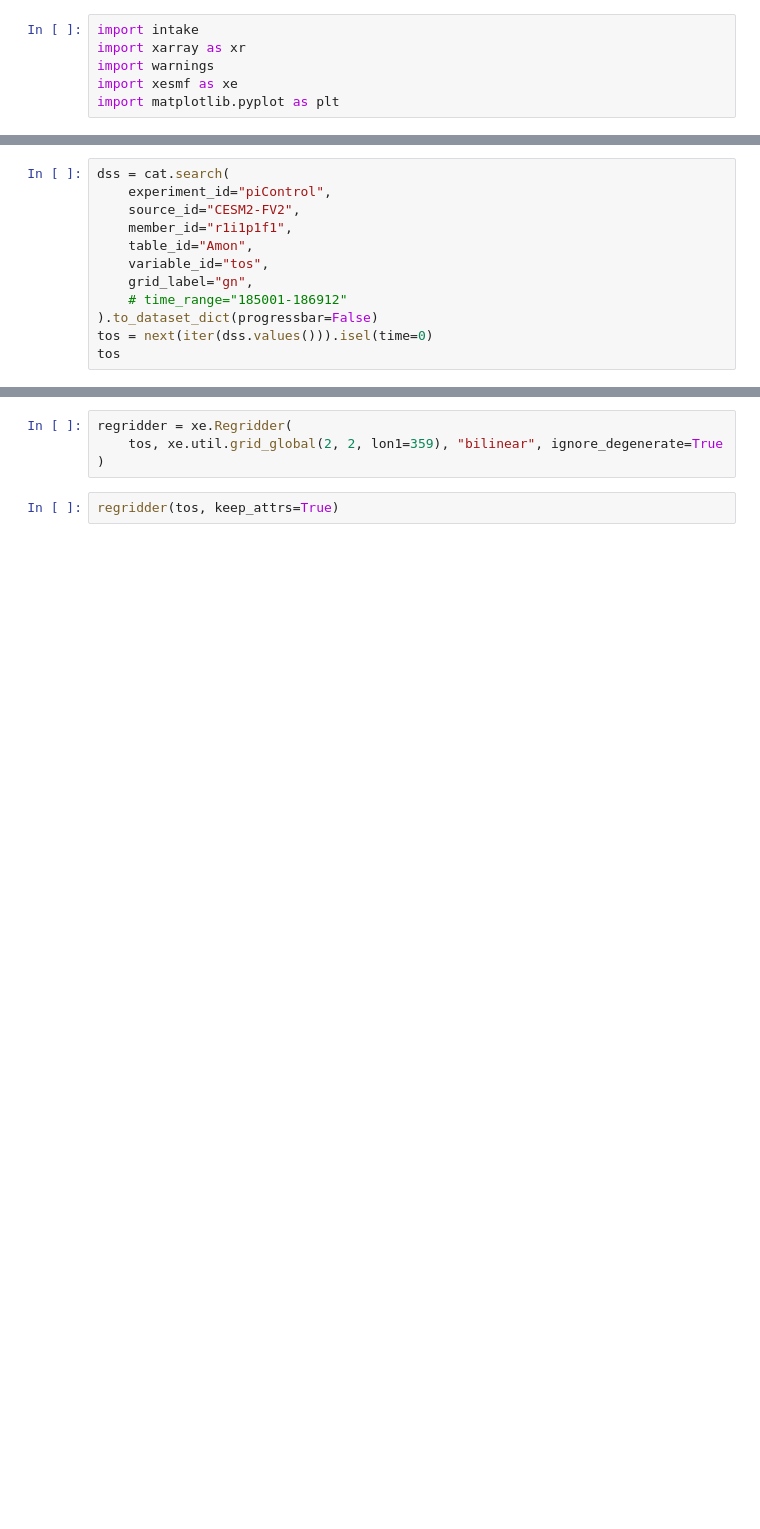
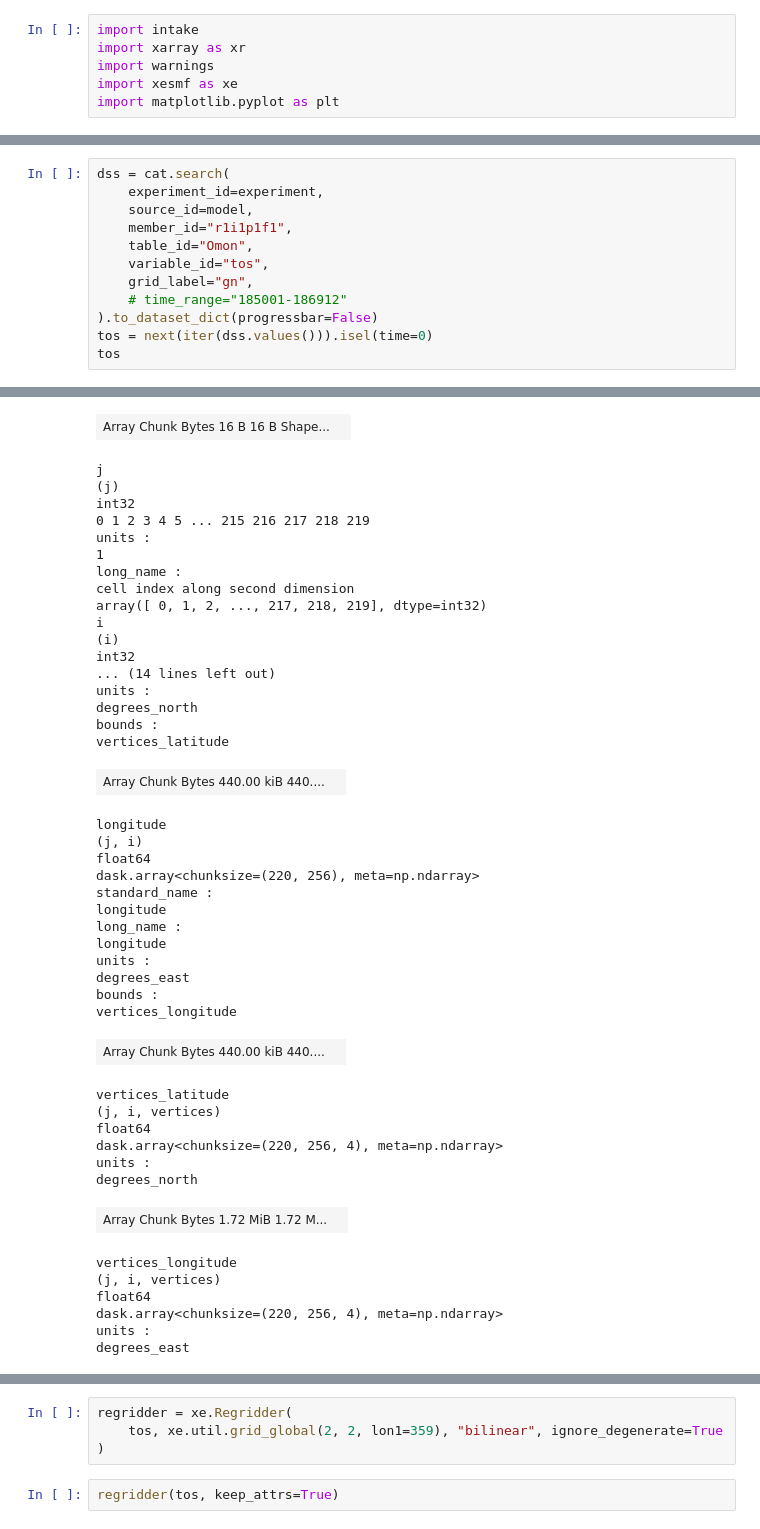
Before and after one commit to DominikStiller/uw-enspred, a Jupyter notebook: project/notebooks/intake.ipynb, the cells around one changed output, grey strips where cells are left out. Saved outputs shown, nothing was run; the diff lists cells and outputs as text; blank space fills up the shorter version.

```diff
--- a/project/notebooks/intake.ipynb
+++ b/project/notebooks/intake.ipynb
@@ -132,9 +290,9 @@ CMIP.NCAR.CESM2-FV2.piControl.Amon.gn
 # %%
 dss = cat.search(
-    experiment_id="piControl",
-    source_id="CESM2-FV2",
+    experiment_id=experiment,
+    source_id=model,
     member_id="r1i1p1f1",
-    table_id="Amon",
+    table_id="Omon",
     variable_id="tos",
     grid_label="gn",
     # time_range="185001-186912"
@@ -145,0 +320,45 @@ StopIteration:
+| Array Chunk Bytes 16 B 16 B Shape... |  |
+j
+(j)
+int32
+0 1 2 3 4 5 ... 215 216 217 218 219
+units :
+1
+long_name :
+cell index along second dimension
+array([ 0, 1, 2, ..., 217, 218, 219], dtype=int32)
+i
+(i)
+int32
+... (14 lines left out)
+units :
+degrees_north
+bounds :
+vertices_latitude
+| Array Chunk Bytes 440.00 kiB 440.... |  |
+longitude
+(j, i)
+float64
+dask.array<chunksize=(220, 256), meta=np.ndarray>
+standard_name :
+longitude
+long_name :
+longitude
+units :
+degrees_east
+bounds :
+vertices_longitude
+| Array Chunk Bytes 440.00 kiB 440.... |  |
+vertices_latitude
+(j, i, vertices)
+float64
+dask.array<chunksize=(220, 256, 4), meta=np.ndarray>
+units :
+degrees_north
+| Array Chunk Bytes 1.72 MiB 1.72 M... |  |
+vertices_longitude
+(j, i, vertices)
+float64
+dask.array<chunksize=(220, 256, 4), meta=np.ndarray>
+units :
+degrees_east
```
Also changed, not shown: parts of 9 cells of this notebook, 4 other files.
